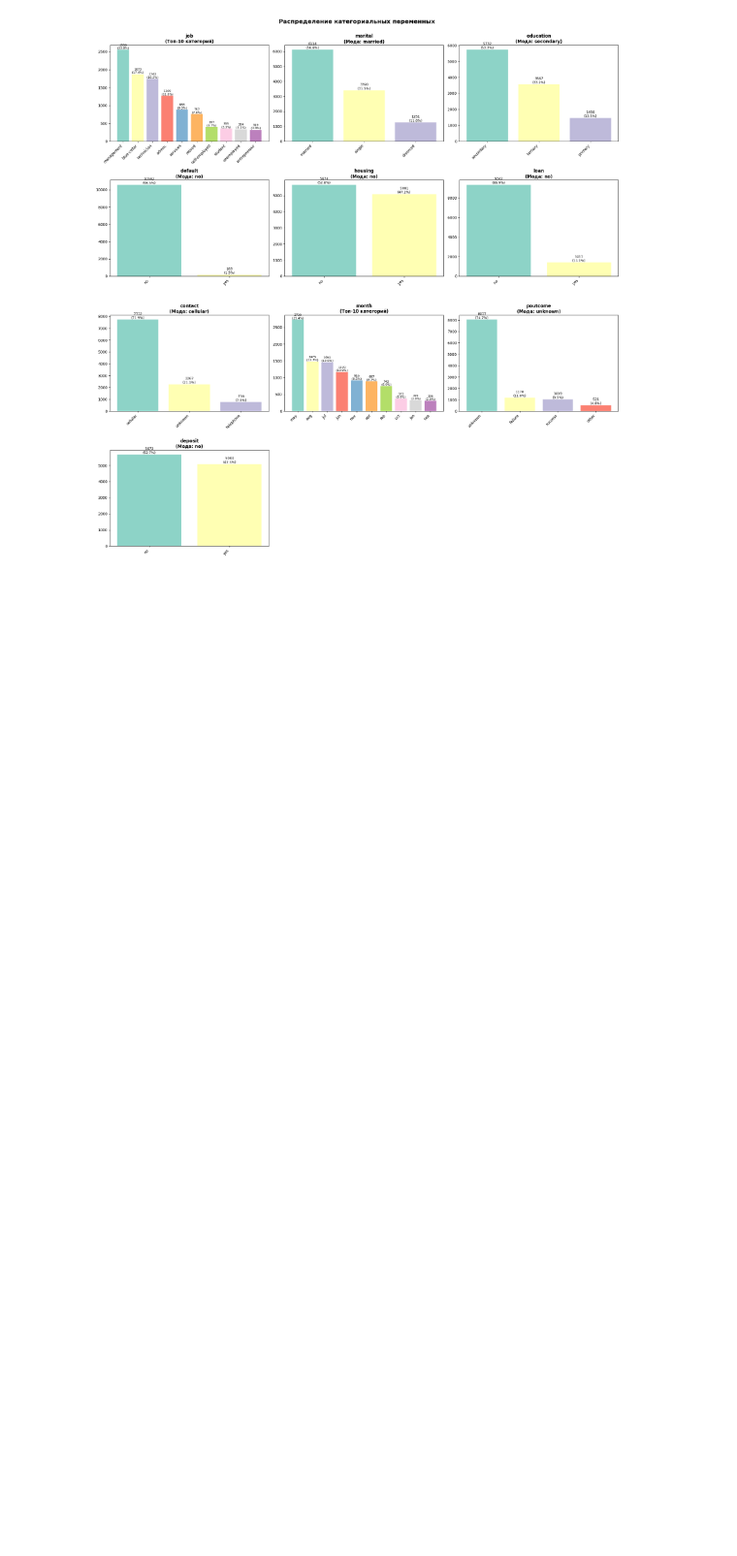
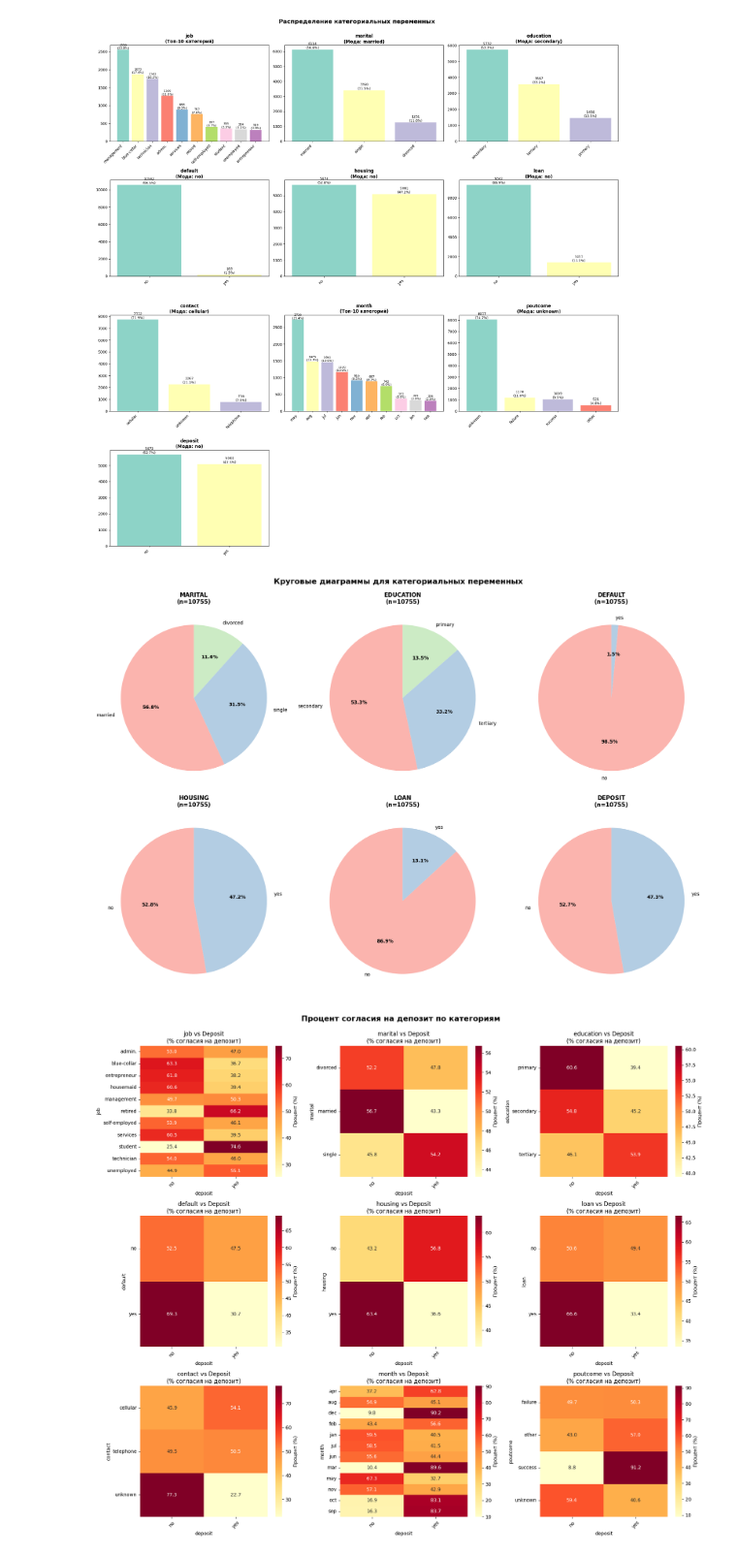
Before and after one commit to UlyanaGru/ML_project4, a Jupyter notebook: ml_progect4.ipynb, the cells around one changed output. Shown at 97% size. Saved outputs shown, nothing was run; the diff lists cells and outputs as text; code cells hidden in the pictures; blank space fills up the shorter version.

Commit message:
pie charts and heatmap for categorical variables

```diff
--- a/ml_progect4.ipynb
+++ b/ml_progect4.ipynb
@@ -404,3 +404,41 @@ plt.show()
      - no: 5672 (52.7%)
      - yes: 5083 (47.3%)
 [figure]
+# %%
+#Круговые диаграммы для ключевых переменных
+key_categorical = ['marital', 'education', 'default', 'housing', 'loan', 'deposit']
+fig, axes = plt.subplots(2, 3, figsize=(18, 12))
+axes = axes.flatten()
+for i, col in enumerate(key_categorical):
+    if i < len(axes):
+        value_counts = df[col].value_counts()
+        wedges, texts, autotexts = axes[i].pie(value_counts.values,
+                                              labels=value_counts.index,
+                                              autopct='%1.1f%%',
+                                              startangle=90,
+                                              colors=plt.cm.Pastel1(np.arange(len(value_counts))))
+        axes[i].set_title(f'{col.upper()}\n(n={len(df[col].dropna())})', fontweight='bold')
+        for autotext in autotexts:
+            autotext.set_color('black')
+            autotext.set_fontweight('bold')
+plt.tight_layout()
+plt.suptitle('Круговые диаграммы для категориальных переменных', fontsize=16, fontweight='bold', y=1.02)
+plt.show()
+#Heatmap для анализа взаимосвязей категориальных переменных с целевой
+fig, axes = plt.subplots(3, 3, figsize=(18, 15))
+axes = axes.flatten()
+for i, col in enumerate(categorical_cols[:-1]):  # Все кроме deposit
+    if i < len(axes):
+        cross_tab = pd.crosstab(df[col], df['deposit'], normalize='index') * 100
+        sns.heatmap(cross_tab, annot=True, fmt='.1f', cmap='YlOrRd',
+                   cbar_kws={'label': 'Процент (%)'}, ax=axes[i])
+        axes[i].set_title(f'{col} vs Deposit\n(% согласия на депозит)')
+        axes[i].tick_params(axis='x', rotation=45)
+        axes[i].tick_params(axis='y', rotation=0)
+
+plt.tight_layout()
+plt.suptitle('Процент согласия на депозит по категориям', fontsize=16, fontweight='bold', y=1.02)
+plt.show()
+# %% [output]
+[figure, added]
+[figure, added]
```
